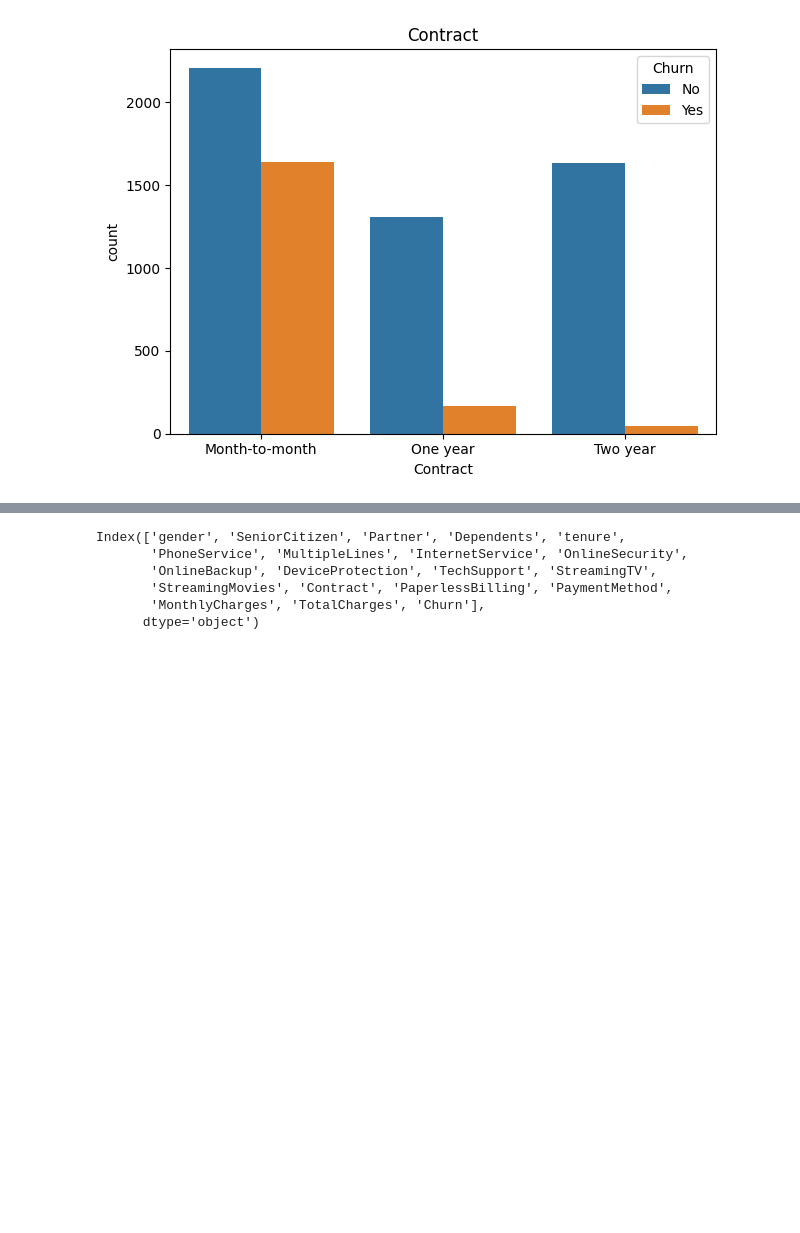
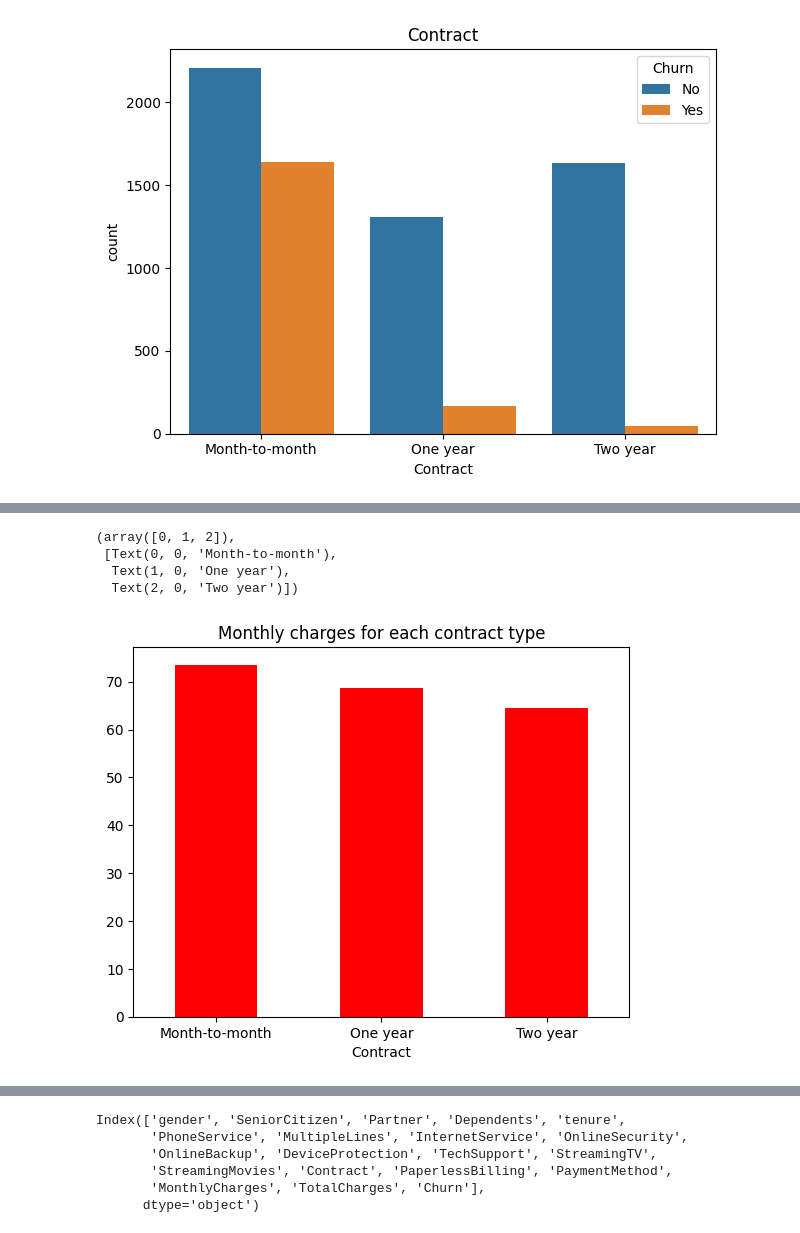
Before and after one commit to cakethehuman/Project-for-linkedin, a Jupyter notebook: Churn/Churn_predict.ipynb, the cells around one changed output, grey strips where cells are left out. Cells and saved outputs as stored; diff of their text form; code cells hidden in the pictures; blank space fills up the shorter version.

```diff
--- a/Churn/Churn_predict.ipynb
+++ b/Churn/Churn_predict.ipynb
@@ -297,0 +323,5 @@ plt.tight_layout()
+# %%
+mean_score_df = df.groupby('Contract')[num_cols].agg('mean').round(2)
+
+median_score_df = df.groupby('Contract')[num_cols].agg('median')
+median_score_df
@@ -297,0 +334,10 @@ plt.tight_layout()
+# %%
+median_score_df['MonthlyCharges'].plot(kind='bar', color = 'r')
+plt.title("Monthly charges for each contract type")
+plt.xticks(rotation = 0)
+# %% [output]
+(array([0, 1, 2]),
+ [Text(0, 0, 'Month-to-month'),
+  Text(1, 0, 'One year'),
+  Text(2, 0, 'Two year')])
+[figure, added]
```
Also changed, not shown: parts of 25 cells of this notebook.
